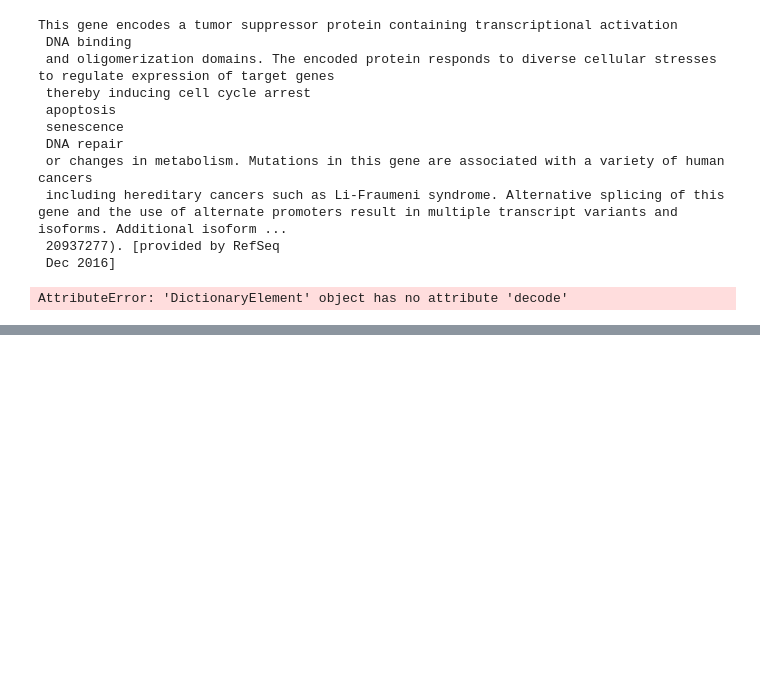
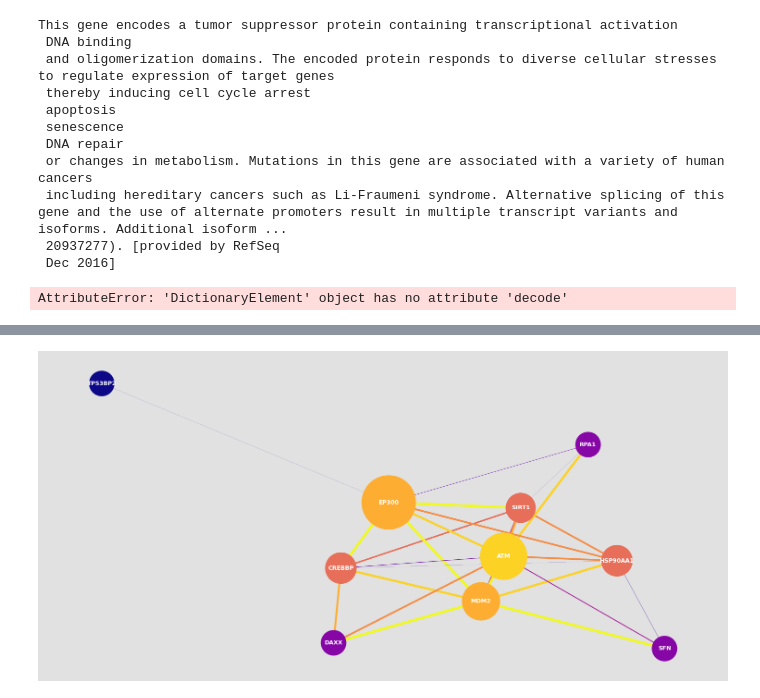
Before and after one commit to Song-Juntae/bioinformatics, a Jupyter notebook: note.ipynb, the cells around one changed output, grey strips where cells are left out. Drawn from its saved outputs; the diff is of its cells as text; code cells hidden in the pictures; blank space fills up the shorter version.

```diff
--- a/note.ipynb
+++ b/note.ipynb
@@ -99,0 +185,27 @@ result = handle.read()
+# %%
+# function to rescale list of values to range [newmin,newmax]
+def rescale(l,newmin,newmax):
+    arr = list(l)
+    return [(x-min(arr))/(max(arr)-min(arr))*(newmax-newmin)+newmin for x in arr]
+# use the matplotlib plasma colormap
+graph_colormap = cm.get_cmap('plasma', 12)
+# node color varies with Degree
+c = rescale([G.degree(v) for v in G],0.0,0.9)
+c = [graph_colormap(i) for i in c]
+# node size varies with betweeness centrality - map to range [10,100]
+bc = nx.betweenness_centrality(G) # betweeness centrality
+s =  rescale([v for v in bc.values()],1500,7000)
+# edge width shows 1-weight to convert cost back to strength of interaction
+ew = rescale([float(G[u][v]['weight']) for u,v in G.edges],0.1,4)
+# edge color also shows weight
+ec = rescale([float(G[u][v]['weight']) for u,v in G.edges],0.1,1)
+ec = [graph_colormap(i) for i in ec]
+# %%
+pos = nx.spring_layout(G)
+plt.figure(figsize=(19,9),facecolor=[0.7,0.7,0.7,0.4])
+nx.draw_networkx(G, pos=pos, with_labels=True, node_color=c, node_size=s,edge_color= ec,width=ew,
+                 font_color='white',font_weight='bold',font_size='9')
+plt.axis('off')
+plt.show()
+# %% [output]
+[figure, added]
```
Also changed, not shown: parts of 11 cells of this notebook.
